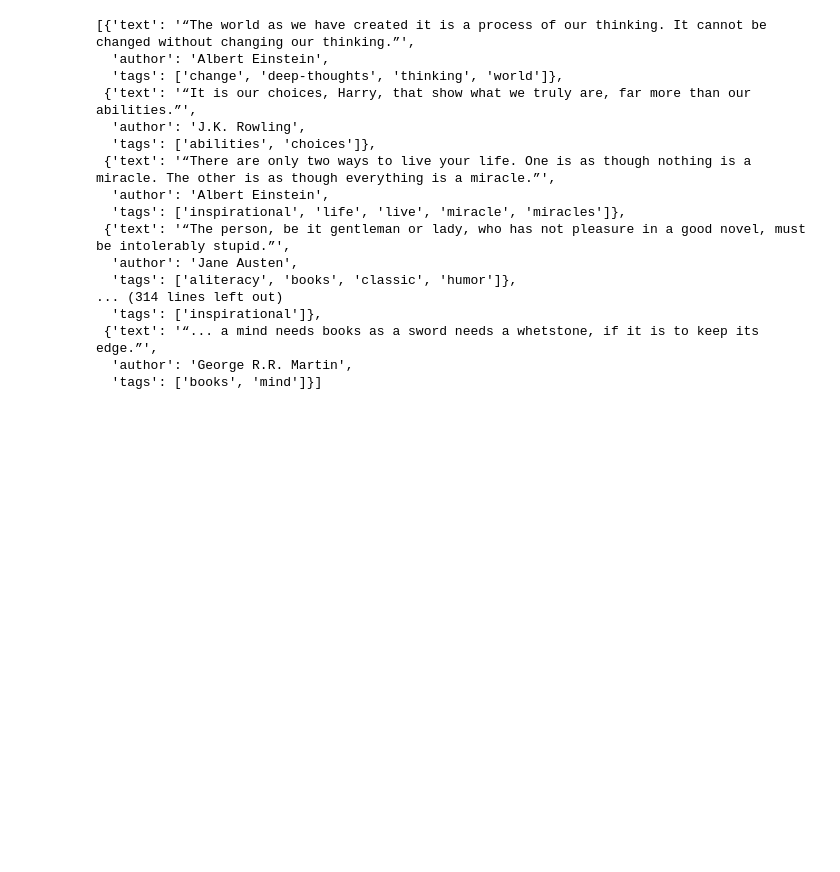
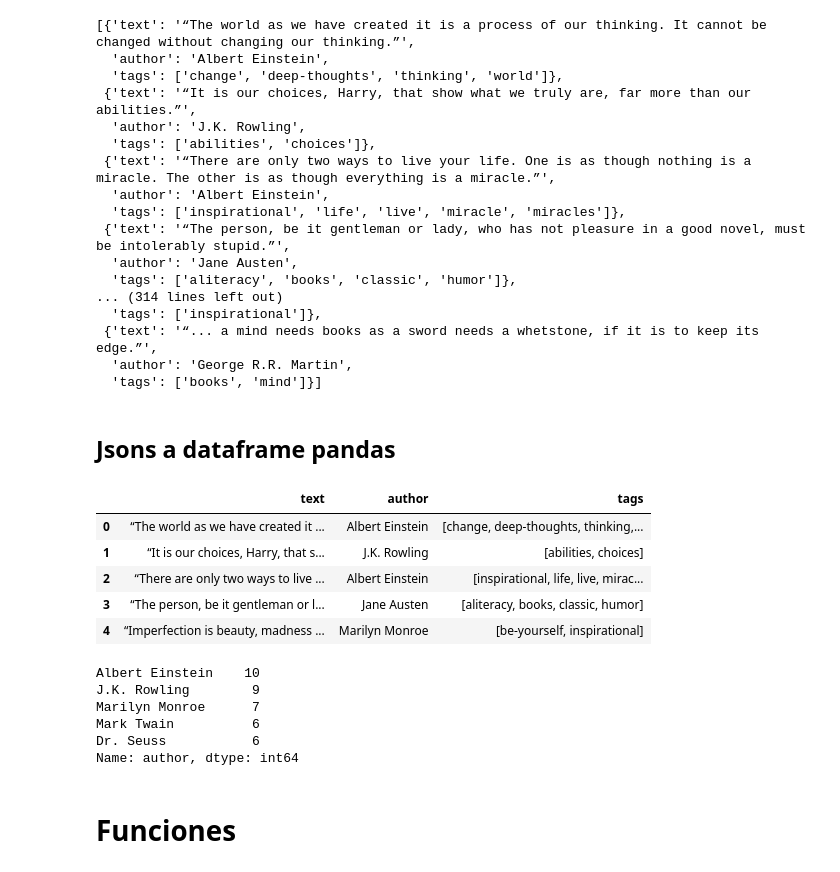
Before and after one commit to raet-94/nltk_1, a Jupyter notebook: nltk.ipynb, the cells around one changed output. Drawn from its saved outputs; the diff is of its cells as text; code cells hidden in the pictures; blank space fills up the shorter version.

```diff
--- a/nltk.ipynb
+++ b/nltk.ipynb
@@ -145,0 +181,26 @@ print(store_list)
+# %% [markdown]
+## Jsons a dataframe pandas
+# %%
+import pandas as pd
+df_quotes= pd.DataFrame(quotes_list)
+# %%
+df_quotes.head()
+# %% [output]
+|  | text | author | tags |
+| 0 | “The world as we have created it ... | Albert Einstein | [change, deep-thoughts, thinking,... |
+| 1 | “It is our choices, Harry, that s... | J.K. Rowling | [abilities, choices] |
+| 2 | “There are only two ways to live ... | Albert Einstein | [inspirational, life, live, mirac... |
+| 3 | “The person, be it gentleman or l... | Jane Austen | [aliteracy, books, classic, humor] |
+| 4 | “Imperfection is beauty, madness ... | Marilyn Monroe | [be-yourself, inspirational] |
+# %%
+count_author =df_quotes['author'].value_counts()
+count_author.head()
+# %% [output]
+Albert Einstein    10
+J.K. Rowling        9
+Marilyn Monroe      7
+Mark Twain          6
+Dr. Seuss           6
+Name: author, dtype: int64
+# %% [markdown]
+# Funciones
```
Also changed, not shown: parts of 8 cells of this notebook.
